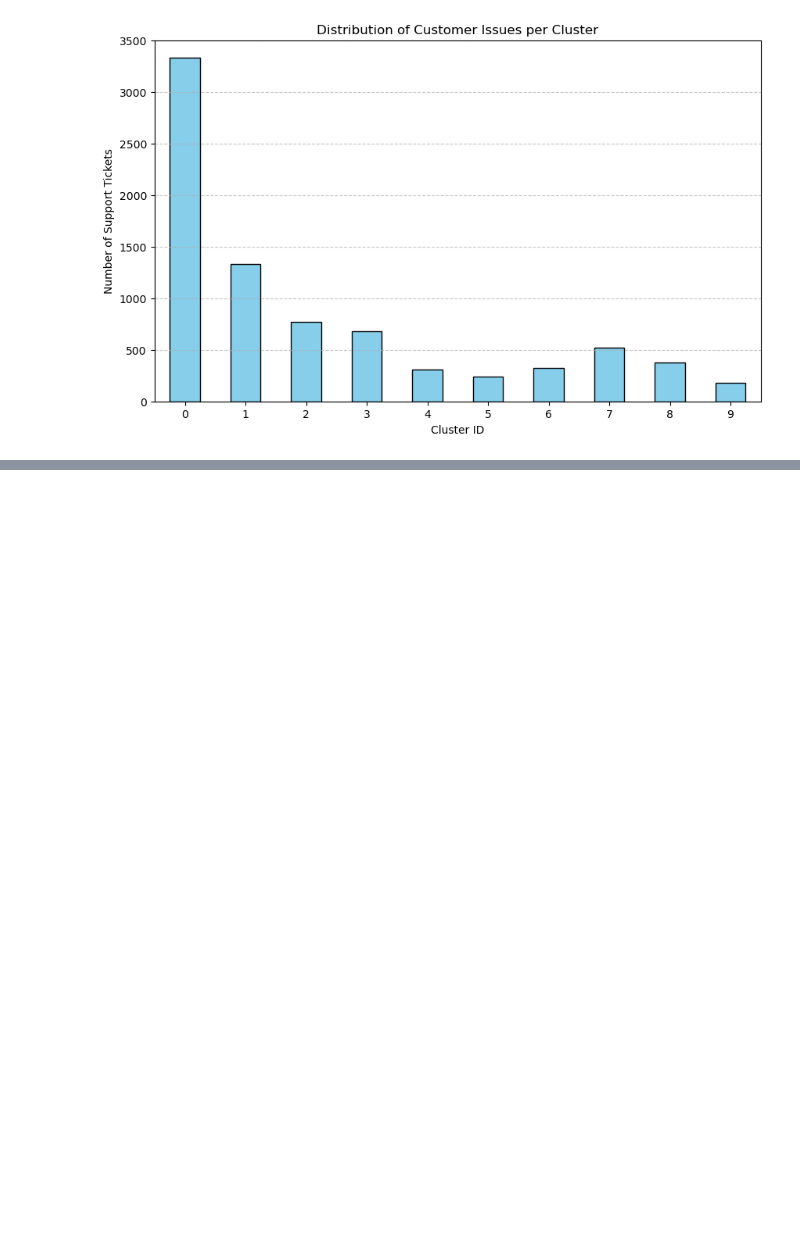
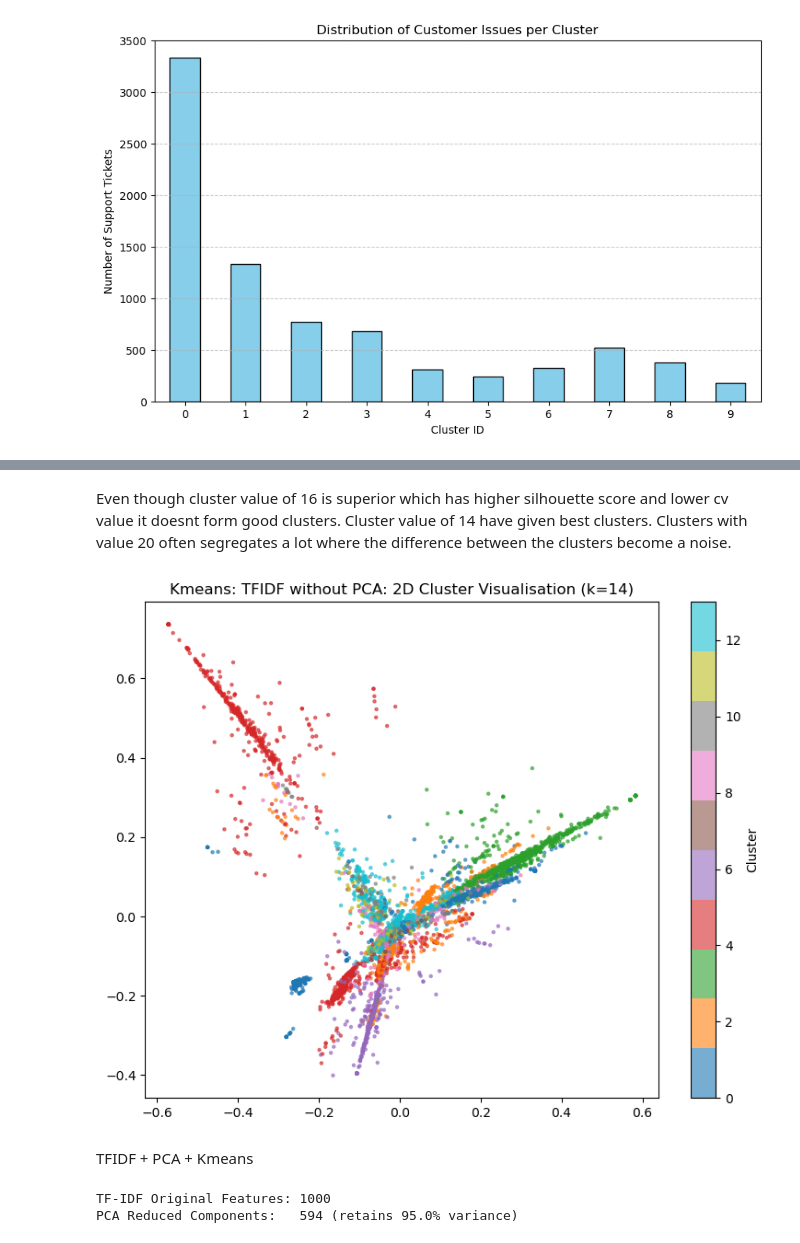
Before and after one commit to Razan-88/TextAnalytics-CW-Task4, a Jupyter notebook: analytics_pipeline/src/preprocessingAndModelling.ipynb, the cells around one changed output, grey strips where cells are left out. Cells and saved outputs as stored; diff of their text form; code cells hidden in the pictures; blank space fills up the shorter version.

```diff
--- a/analytics_pipeline/src/preprocessingAndModelling.ipynb
+++ b/analytics_pipeline/src/preprocessingAndModelling.ipynb
@@ -347,0 +478,8 @@ plt.show()
+# %%
+def plot_clusters_2d(data_df, labels, k_value, modelname):
+    pca_2d = PCA(n_components=2, random_state=42).fit_transform(data_df)
+    fig, ax = plt.subplots(figsize=(9, 7))
+    sc = ax.scatter(pca_2d[:, 0], pca_2d[:, 1], c=labels, cmap='tab10', s=5, alpha=0.6)
+    ax.set_title(f'{modelname}: 2D Cluster Visualisation (k={k_value})', fontsize=12)
+    plt.colorbar(sc, ax=ax, label='Cluster')
+    plt.show()
@@ -347,0 +516,9 @@ plt.show()
+# %%
+CPU_WATTS = 25
+start_time = time.time()
+fklabels, _ = rkmeans(X_tfidf_raw, k=14)
+end_time = time.time()
+duration = end_time - start_time
+energy_kwh = (CPU_WATTS * duration) / 3600000
+print(f"Execution Time: {duration:.2f} seconds")
+print(f"Estimated Energy: {energy_kwh:.8f} kWh")
@@ -347,0 +556,8 @@ plt.show()
+# %% [markdown]
+Even though cluster value of 16 is superior which has higher silhouette score and lower cv value it doesnt form good clusters. Cluster value of 14 have given best clusters. Clusters with value 20 often segregates a lot where the difference between the clusters become a noise.
+# %%
+plot_clusters_2d(X_tfidf_raw, fklabels, 14, 'Kmeans: TFIDF without PCA')
+# %% [output]
+[figure, added]
+# %% [markdown]
+TFIDF + PCA + Kmeans
@@ -347,0 +577,5 @@ plt.show()
+# %%
+x_tfidf_pca, tfidf_pca_model = prepare_tfidf_pca(X_tfidf_raw)
+# %% [output]
+TF-IDF Original Features: 1000
+PCA Reduced Components:   594 (retains 95.0% variance)
```
Also changed, not shown: parts of 25 cells of this notebook.
